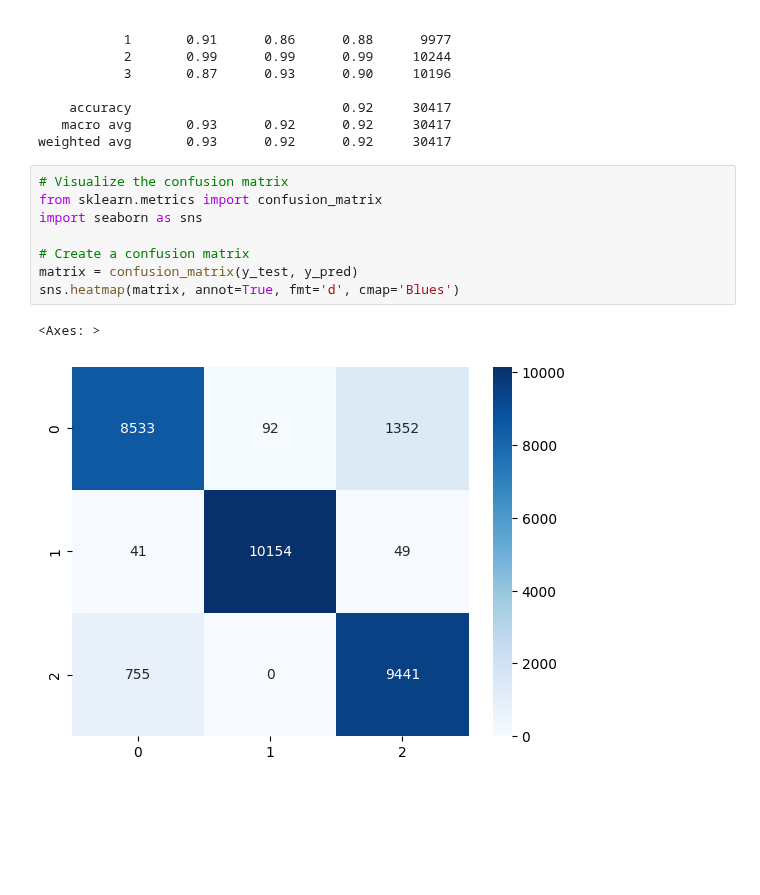
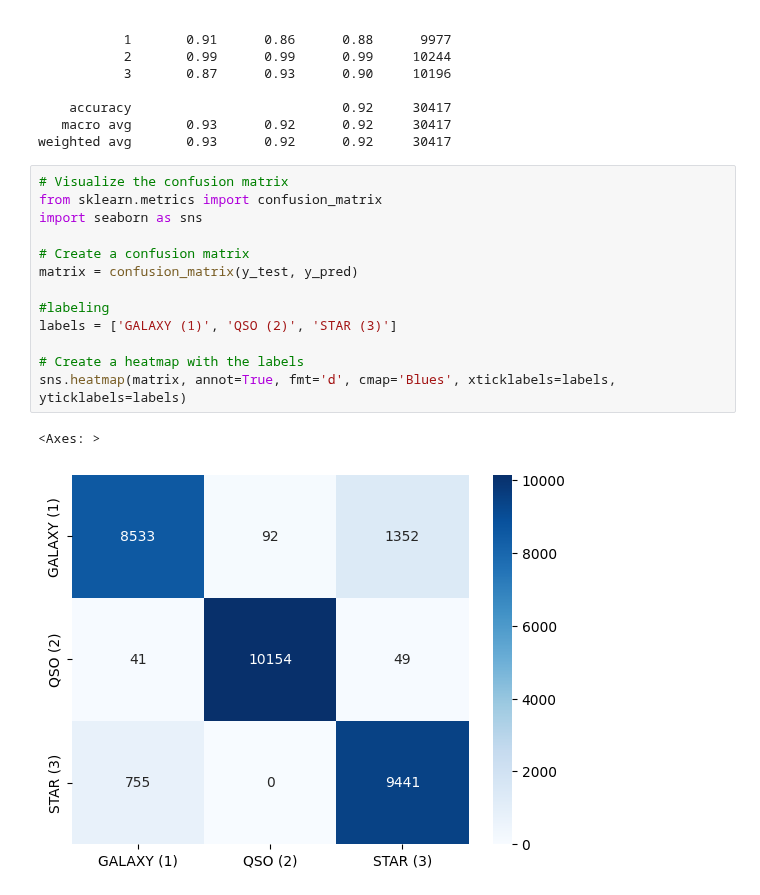
Before and after one commit to Francisco-Saraiva/daco_bell, a Jupyter notebook: Project/gaussian_naive.ipynb, the cells around one changed output. Saved outputs shown, nothing was run; the diff lists cells and outputs as text; blank space fills up the shorter version.

```diff
--- a/Project/gaussian_naive.ipynb
+++ b/Project/gaussian_naive.ipynb
@@ -57,11 +57,16 @@ weighted avg       0.93      0.92      0.92     30417
 # %%
 # Visualize the confusion matrix
 from sklearn.metrics import confusion_matrix
 import seaborn as sns
 
 # Create a confusion matrix
 matrix = confusion_matrix(y_test, y_pred)
-sns.heatmap(matrix, annot=True, fmt='d', cmap='Blues')
+
+#labeling
+labels = ['GALAXY (1)', 'QSO (2)', 'STAR (3)']
+
+# Create a heatmap with the labels
+sns.heatmap(matrix, annot=True, fmt='d', cmap='Blues', xticklabels=labels, yticklabels=labels)
 # %% [output]
 <Axes: >
-[figure, old version]
+[figure, new version]
```
Also changed, not shown: 1 other file.
